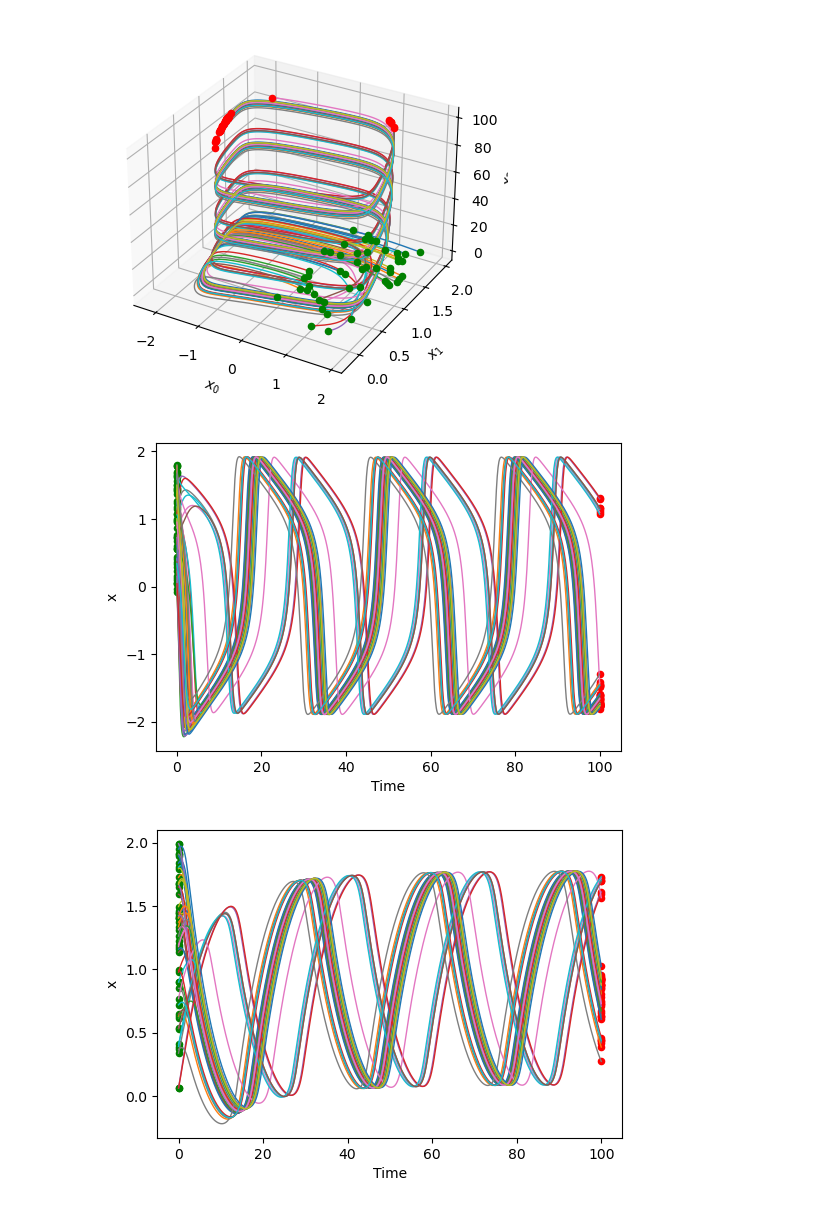
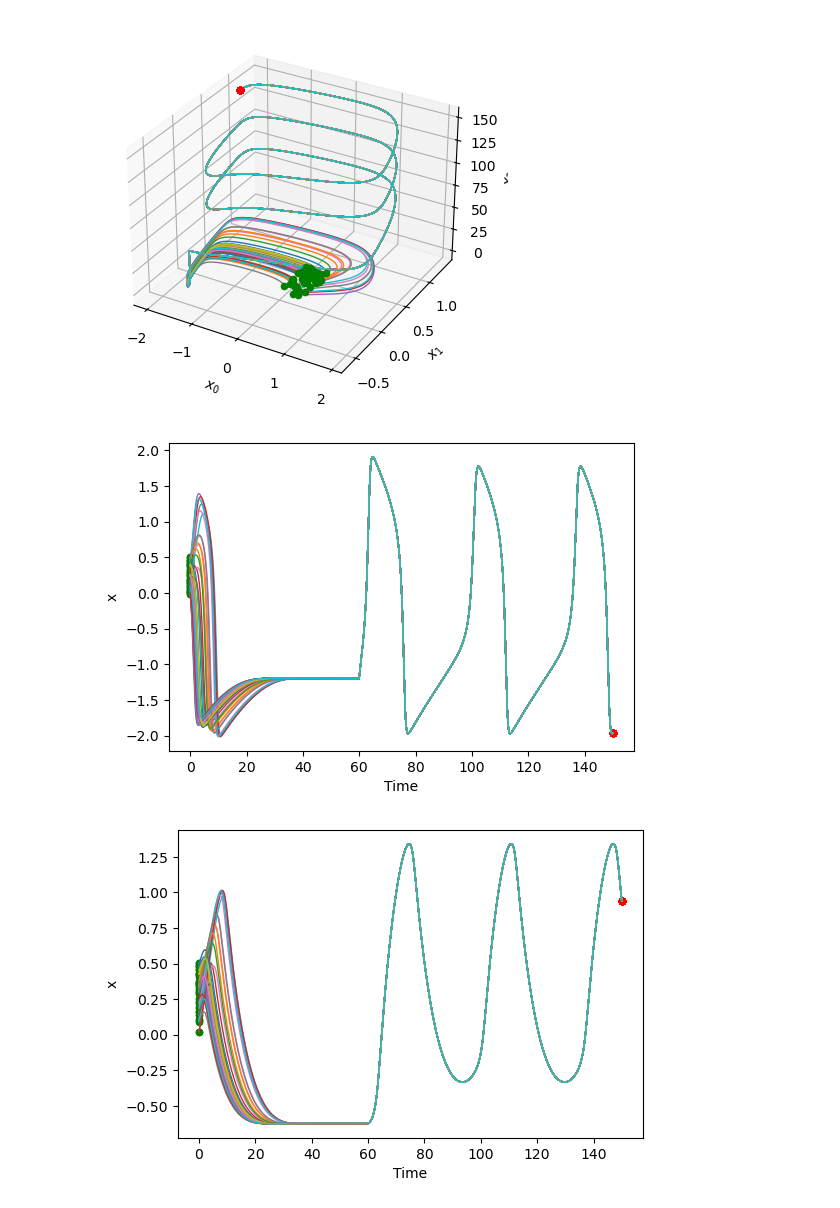
Before and after one commit to mattiagast/TesiBackup, a Jupyter notebook: TestFHN.ipynb, the cells around one changed output. Cells and saved outputs as stored; diff of their text form; code cells hidden in the pictures.

```diff
--- a/TestFHN.ipynb
+++ b/TestFHN.ipynb
@@ -21,7 +21,7 @@ from data import SINDy_data
 # %%
 # Select ODE & settings:
 ode_name = 'FHN' # help="name of the ode", type=str
-ode_param = '0.7,0.8,0.1,1.' # help="parameters of the ode (default: None)", type=str, default=None
+ode_param = '0.7,0.8,0.1,0' # help="parameters of the ode (default: None)", type=str, default=None
 freq = 10 # Dovrebbe essere 195 per avere dt = 5.130 * 10−3 come nel paper di riferimento
 dt = 1 / freq
 n_sample = 50 # help="number of trajectories", type=int, default=100
@@ -49,9 +49,9 @@ X_list, dX_list, param_list, feature_names = SINDy_data.SINDy_data(ode_name=ode_
 #     dill.dump((X_list, dX_list, param_list, feature_names), f)
 # %%
 SINDy_data.plot_configuration(np.array(X_list)[:,:,:])
-SINDy_data.plot_configuration(np.array(X_list)[:,:,0:1], 100)
-SINDy_data.plot_configuration(np.array(X_list)[:,:,1:2], 100)
+SINDy_data.plot_configuration(np.array(X_list)[:,:,0:1], ode.T)
+SINDy_data.plot_configuration(np.array(X_list)[:,:,1:2], ode.T)
 # %% [output]
-[figure, old version]
+[figure, new version]
-[figure, old version]
+[figure, new version]
-[figure, old version]
+[figure, new version]
```
Also changed, not shown: parts of 2 cells of this notebook, 36 other files.
